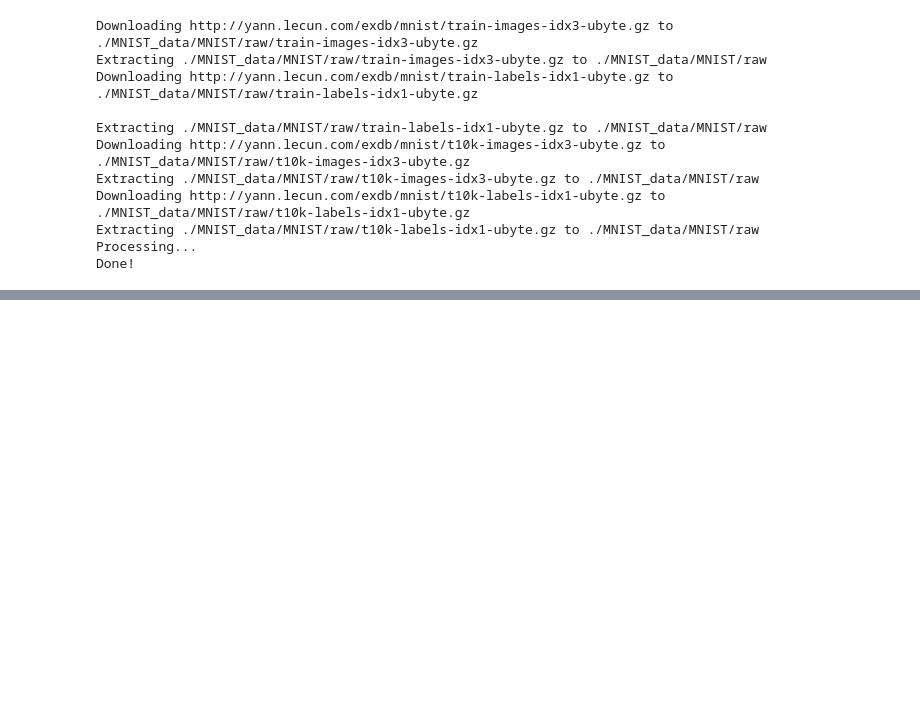
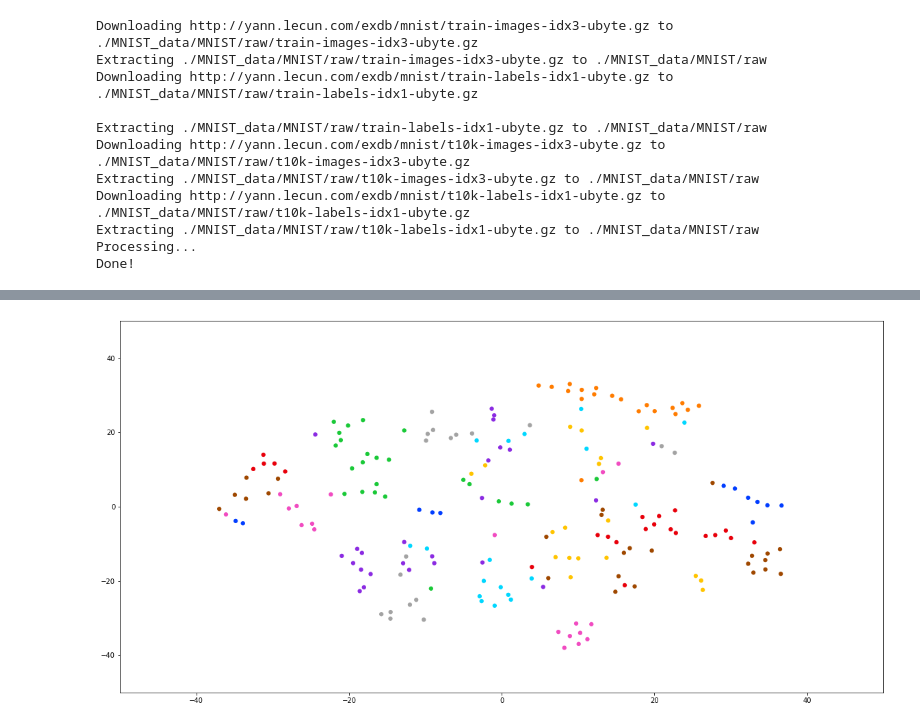
Before and after one commit to mgorshkov/NNHomeworks, a Jupyter notebook: Homework4/ae.ipynb, the cells around one changed output, grey strips where cells are left out. Cells and saved outputs as stored; diff of their text form; code cells hidden in the pictures; blank space fills up the shorter version.

```diff
--- a/Homework4/ae.ipynb
+++ b/Homework4/ae.ipynb
@@ -247,0 +255,4 @@ plt.show()
+# %%
+show_tsne(models[32])
+# %% [output]
+[figure, added]
```
Also changed, not shown: parts of 5 cells of this notebook.
